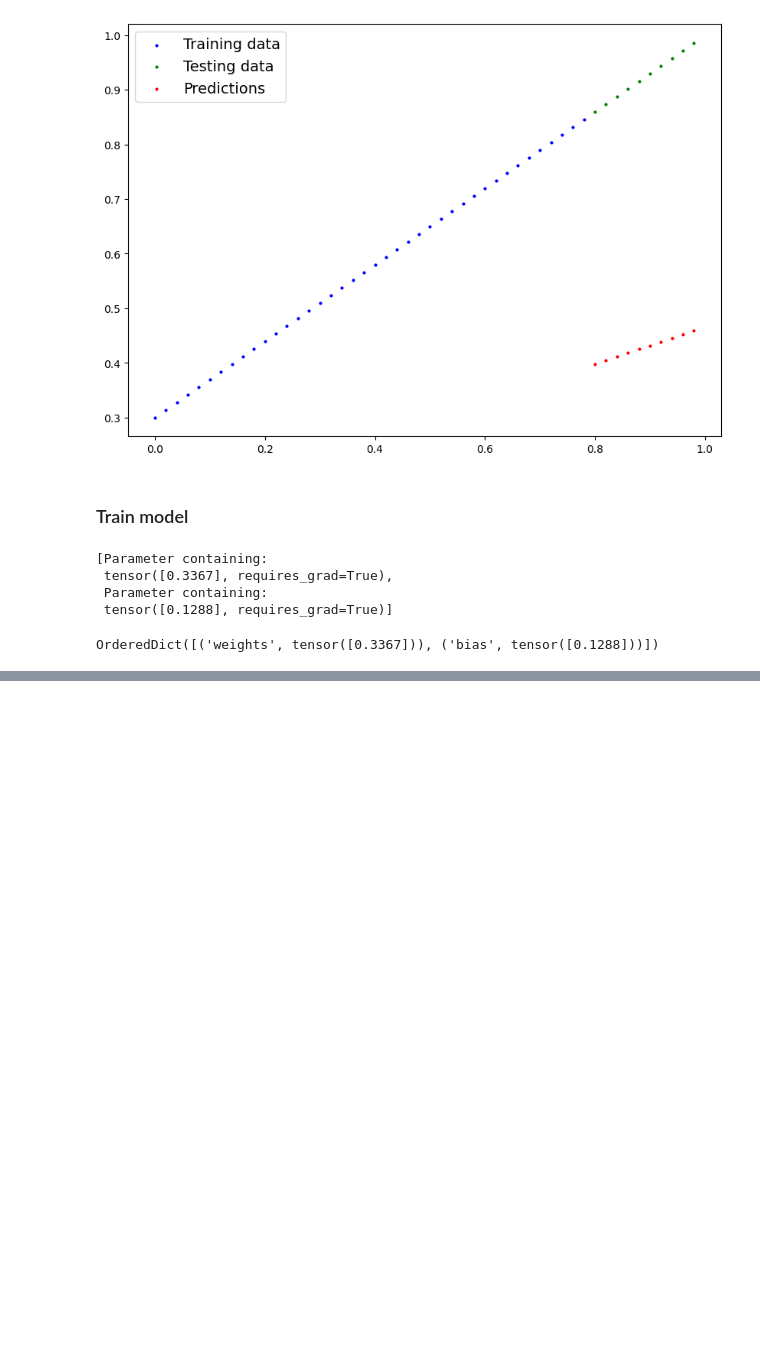
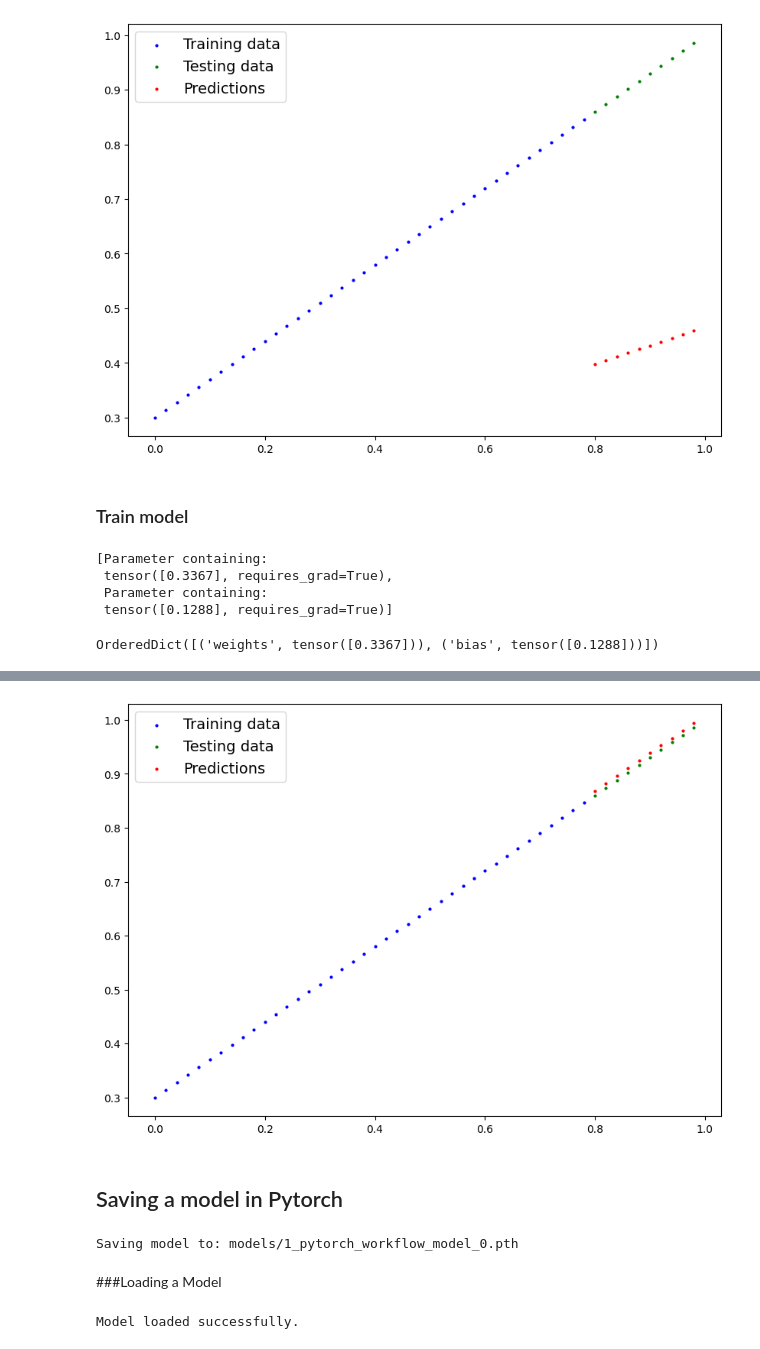
Before and after one commit to worldofaryavart/colab_notebooks, a Jupyter notebook: pytorch2.ipynb, the cells around one changed output, grey strips where cells are left out. Drawn from its saved outputs; the diff is of its cells as text; code cells hidden in the pictures; blank space fills up the shorter version.

```diff
--- a/pytorch2.ipynb
+++ b/pytorch2.ipynb
@@ -162,0 +240,40 @@ optimizer = torch.optim.SGD(params = model_0.parameters(),
+# %%
+plot_prediction(predictions = y_preds)
+# %% [output]
+[figure, added]
+# %% [markdown]
+## Saving a model in Pytorch
+# %%
+#Saving the model in Pytorch
+from pathlib import Path
+
+# Create models directory
+MODEL_PATH = Path("models")
+MODEL_PATH.mkdir(parents=True, exist_ok=True)
+
+# Create model save path
+MODEL_NAME = "1_pytorch_workflow_model_0.pth"
+MODEL_SAVE_PATH = MODEL_PATH / MODEL_NAME
+
+# Save the model state dict
+print(f"Saving model to: {MODEL_SAVE_PATH}")
+torch.save(obj=model_0.state_dict(), f=MODEL_SAVE_PATH)
+# %% [output]
+Saving model to: models/1_pytorch_workflow_model_0.pth
+# %% [markdown]
+###Loading a Model
+# %%
+import torch
+
+# Define the model architecture
+loaded_model_0 = LinearRegressionModel()
+
+# Load the saved state dict
+try:
+    loaded_model_0.load_state_dict(torch.load(MODEL_SAVE_PATH))
+    loaded_model_0.eval()
+    print("Model loaded successfully.")
+except Exception as e:
+    print(f"Error loading the model: {e}")
+# %% [output]
+Model loaded successfully.
```
Also changed, not shown: parts of 23 cells of this notebook.
